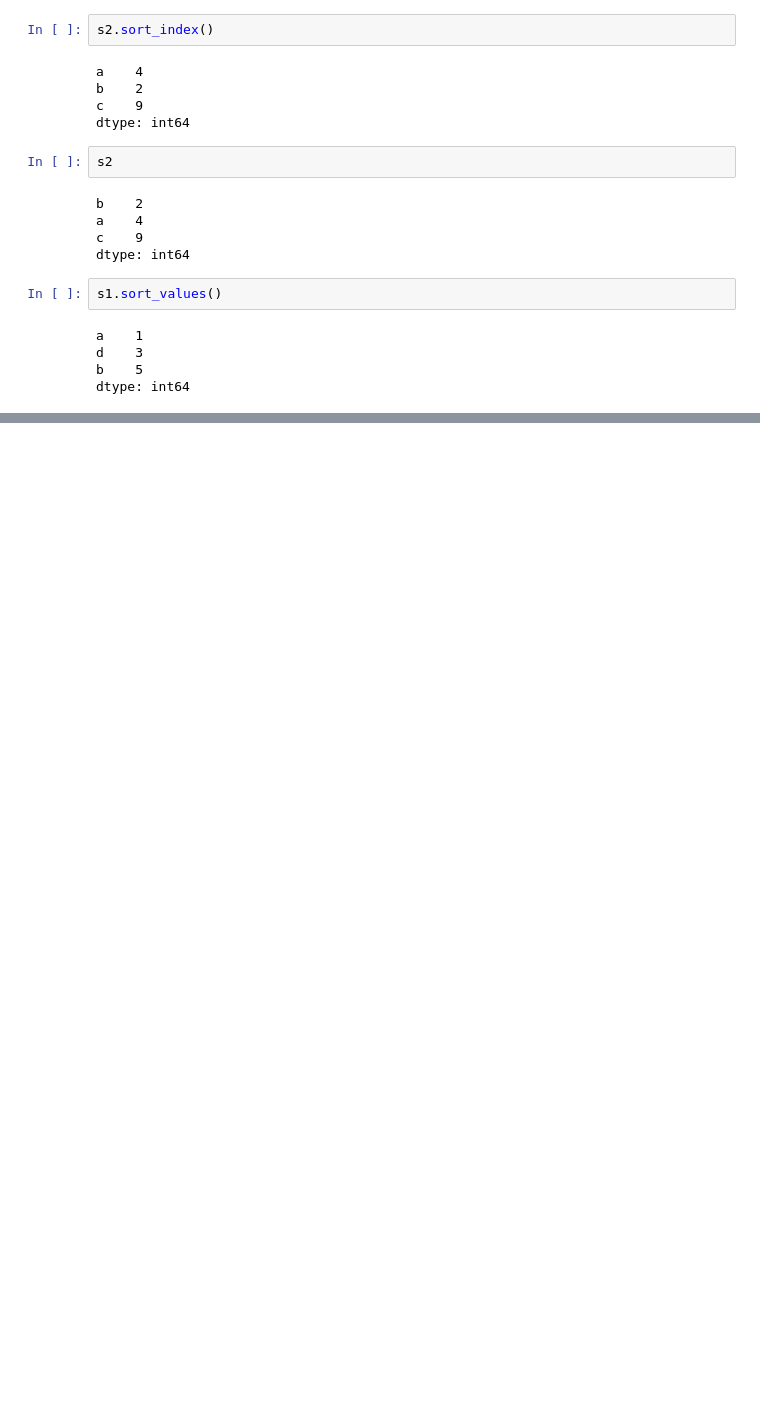
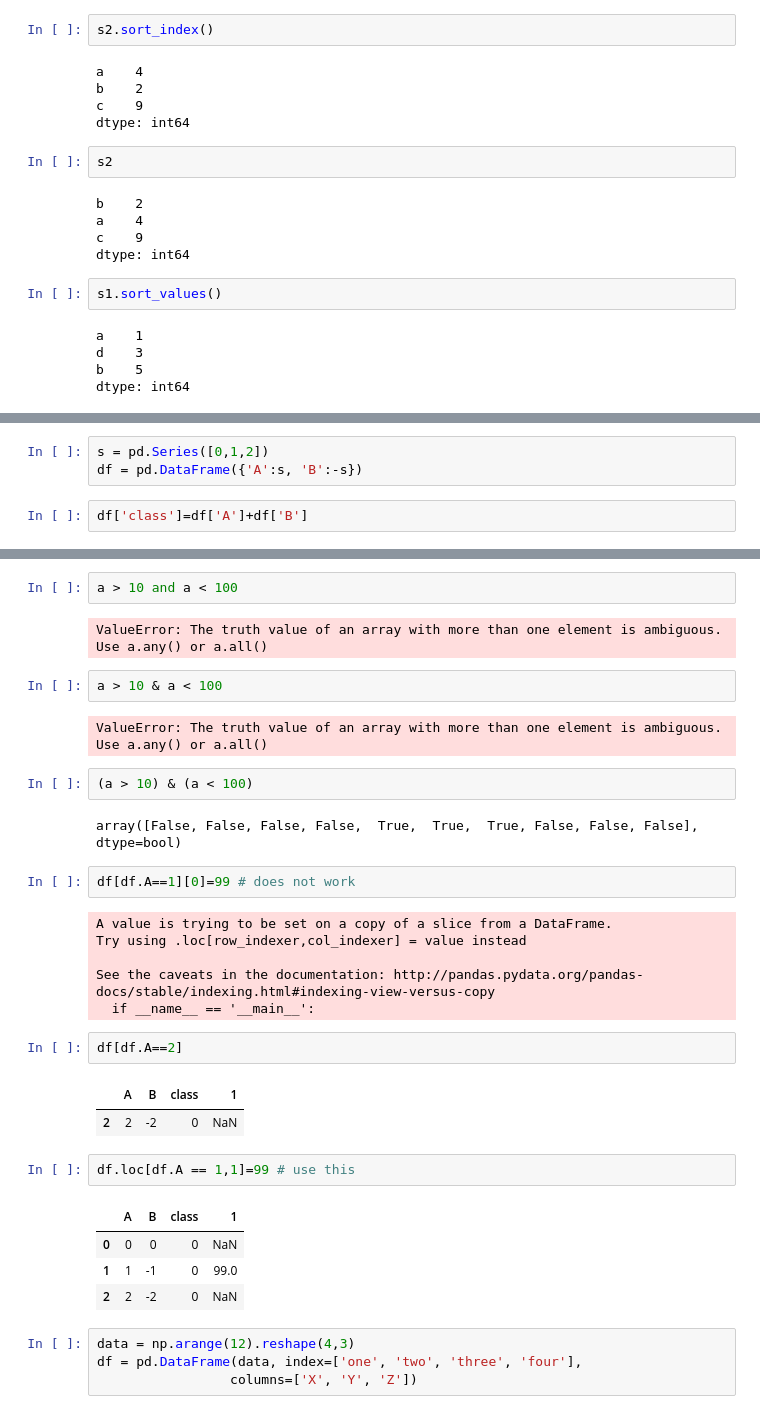
Before and after one commit to biosckon/python_notes, a Jupyter notebook: day3.ipynb, the cells around one changed output, grey strips where cells are left out. Cells and saved outputs as stored; diff of their text form; blank space fills up the shorter version.

```diff
--- a/day3.ipynb
+++ b/day3.ipynb
@@ -373,0 +413,5 @@ dtype: int64
+# %%
+s = pd.Series([0,1,2])
+df = pd.DataFrame({'A':s, 'B':-s})
+# %%
+df['class']=df['A']+df['B']
@@ -373,0 +478,36 @@ dtype: int64
+# %%
+a > 10 and a < 100
+# %% [output]
+ValueError: The truth value of an array with more than one element is ambiguous. Use a.any() or a.all()
+# %%
+a > 10 & a < 100
+# %% [output]
+ValueError: The truth value of an array with more than one element is ambiguous. Use a.any() or a.all()
+# %%
+(a > 10) & (a < 100)
+# %% [output]
+array([False, False, False, False,  True,  True,  True, False, False, False], dtype=bool)
+# %%
+df[df.A==1][0]=99 # does not work
+# %% [output]
+A value is trying to be set on a copy of a slice from a DataFrame.
+Try using .loc[row_indexer,col_indexer] = value instead
+
+See the caveats in the documentation: http://pandas.pydata.org/pandas-docs/stable/indexing.html#indexing-view-versus-copy
+  if __name__ == '__main__':
+# %%
+df[df.A==2]
+# %% [output]
+|  | A | B | class | 1 |
+| 2 | 2 | -2 | 0 | NaN |
+# %%
+df.loc[df.A == 1,1]=99 # use this
+# %% [output]
+|  | A | B | class | 1 |
+| 0 | 0 | 0 | 0 | NaN |
+| 1 | 1 | -1 | 0 | 99.0 |
+| 2 | 2 | -2 | 0 | NaN |
+# %%
+data = np.arange(12).reshape(4,3)
+df = pd.DataFrame(data, index=['one', 'two', 'three', 'four'],
+                 columns=['X', 'Y', 'Z'])
```
Also changed, not shown: parts of 38 cells of this notebook.
